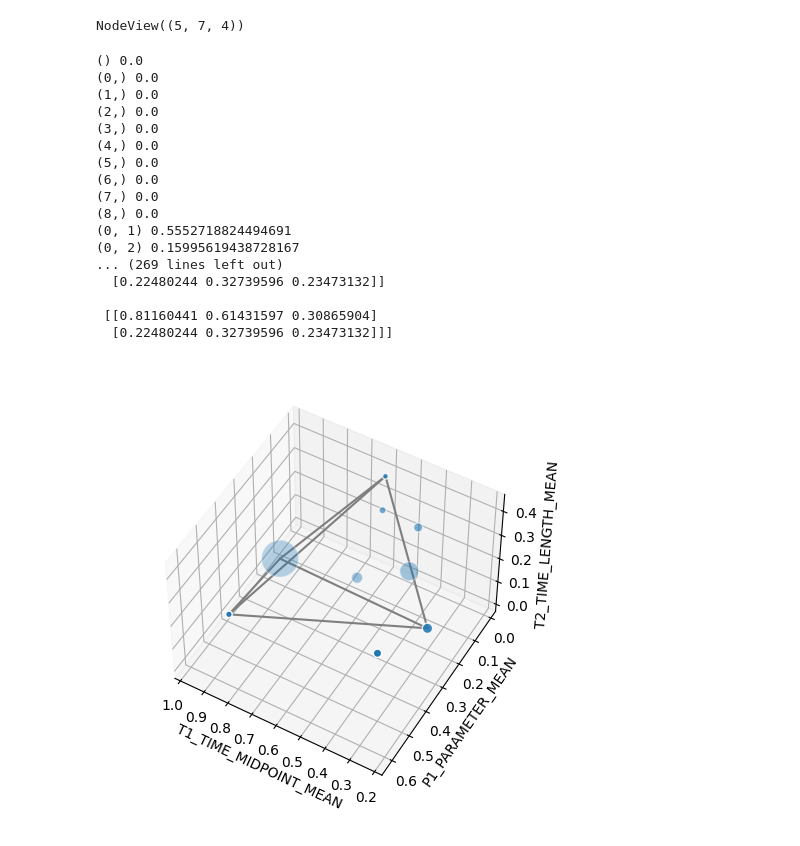
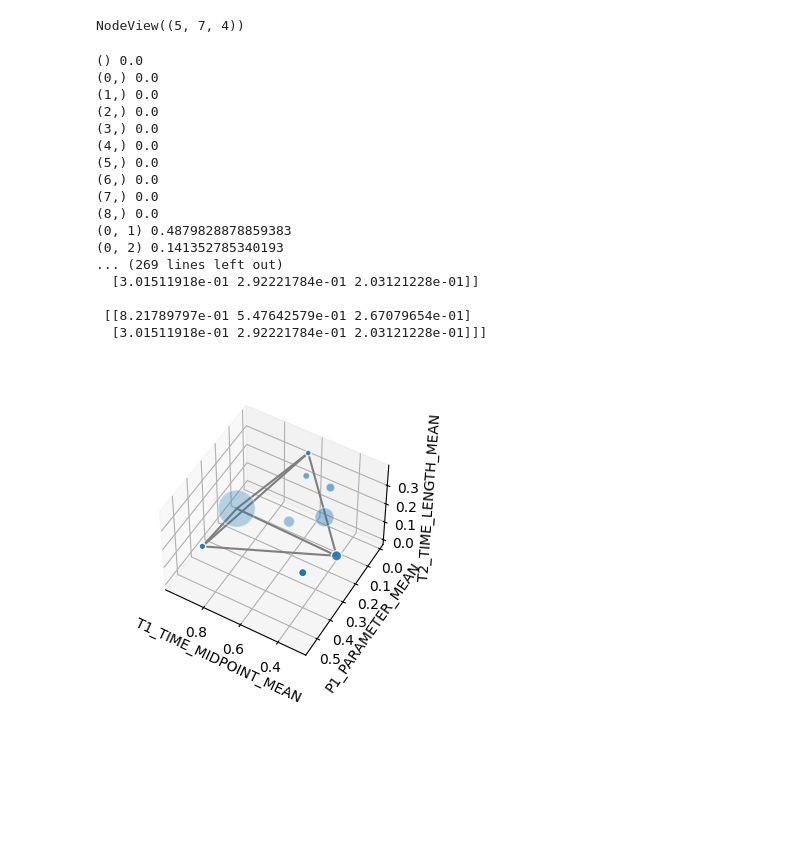
Before and after one commit to sesame-project/simulationBasedTesting, a Jupyter notebook: notebooks/phytesting/SubsetSelection.ipynb, the cells around one changed output. Drawn from its saved outputs; the diff is of its cells as text; code cells hidden in the pictures; blank space fills up the shorter version.

```diff
--- a/notebooks/phytesting/SubsetSelection.ipynb
+++ b/notebooks/phytesting/SubsetSelection.ipynb
@@ -357,6 +357,8 @@ def plot_graph_with_edges_from_subset(g, edge_set, elev, azim, ax_dist, dim_name
     fig.tight_layout()
     plt.savefig(filename)
     plt.show()
+# %%
+plt.rcParams['figure.figsize'] = [8, 3.6]
 # %%
 # Set the parameters for the subset selection below
 # MAX_COST - maximum cost value allowed
@@ -370,35 +372,34 @@ dims = ['T1_TIME_MIDPOINT_MEAN', 'P1_PARAMETER_MEAN', 'T2_TIME_LENGTH_MEAN']
 # %%
 dim_count = len(dims)
 sim = create_sim_graph_from_data(csv_filename, dims)
-sim_normalised = normalise_dimensions(sim)
-sim_pareto = filter_pareto_only(sim_normalised)
+sim_pareto = filter_pareto_only(sim)
 
 phy, cost = best_subset_via_powerset(sim_pareto, dim_count, lam, MAX_COST)
 print(phy,cost)
 elev = 50
 azim = 120
-ax_dist = 12
+ax_dist = 13
 graph_filename = "pw-subsetsel-lambda" + str(lam) + ".pdf"
 plot_graph_with_edges_from_subset(sim_pareto, phy, elev, azim, ax_dist, dims, graph_filename)
 # %% [output]
 () 0.0
 (0,) 0.0
 (1,) 0.0
 (2,) 0.0
 (3,) 0.0
 (4,) 0.0
 (5,) 0.0
 (6,) 0.0
 (7,) 0.0
 (8,) 0.0
-(0, 1) 0.5552718824494691
-(0, 2) 0.15995619438728167
+(0, 1) 0.4879828878859383
+(0, 2) 0.141352785340193
 ... (269 lines left out)
-  [0.22480244 0.32739596 0.23473132]]
+  [3.01511918e-01 2.92221784e-01 2.03121228e-01]]
 
- [[0.81160441 0.61431597 0.30865904]
-  [0.22480244 0.32739596 0.23473132]]]
+ [[8.21789797e-01 5.47642579e-01 2.67079654e-01]
+  [3.01511918e-01 2.92221784e-01 2.03121228e-01]]]
-[figure, old version]
+[figure, new version]
 # %%
 get_tests_by_ids(csv_filename,sim,phy)
 # %% [output]
```
Also changed, not shown: parts of 1 cell of this notebook, 16 other files.
